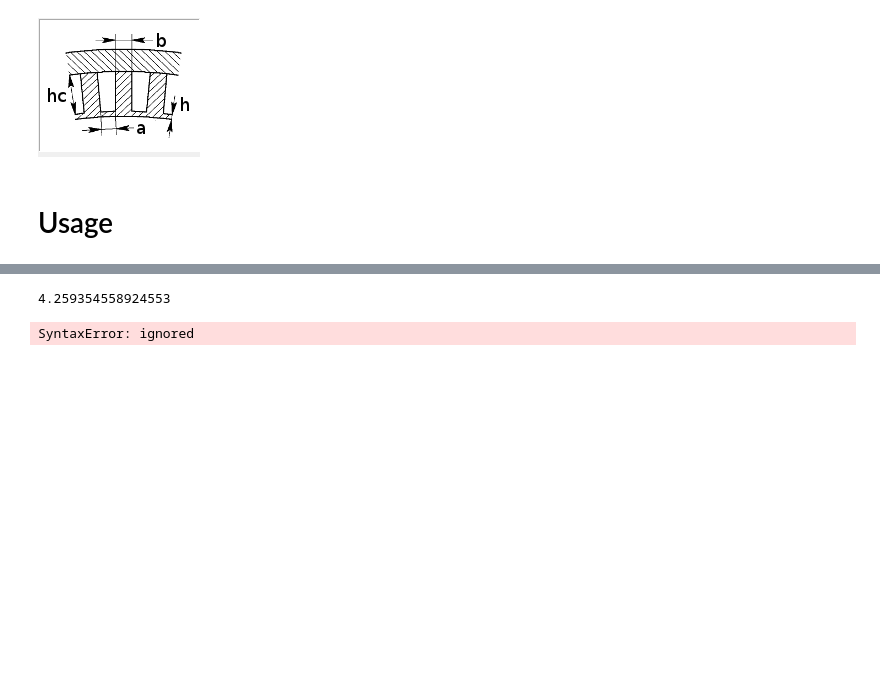
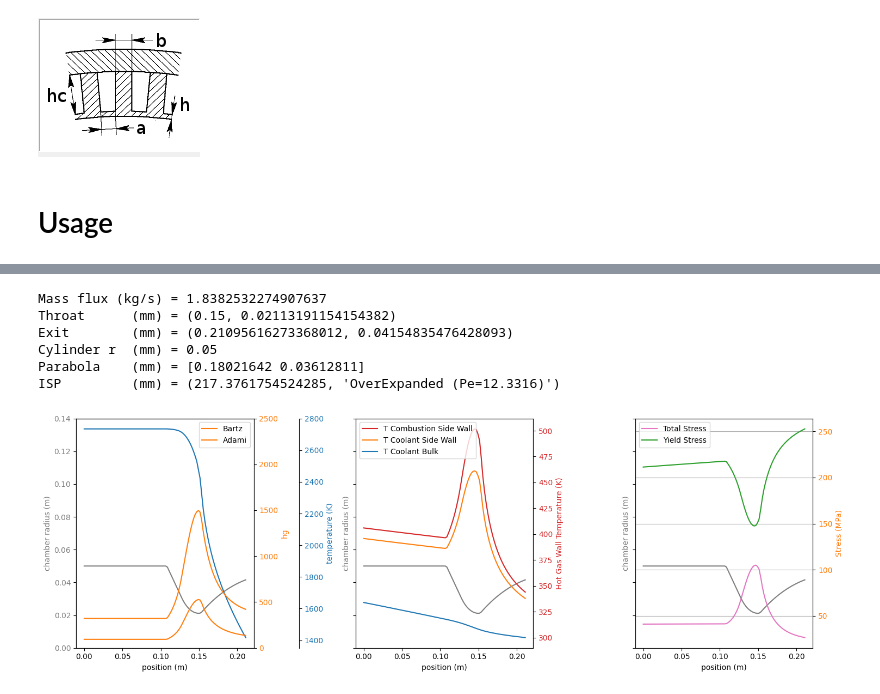
Before and after one commit to icl-rocketry/EngineSim, a Jupyter notebook: enginesizer.ipynb, the cells around one changed output, grey strips where cells are left out. Saved outputs shown, nothing was run; the diff lists cells and outputs as text; code cells hidden in the pictures; blank space fills up the shorter version.

```diff
--- a/enginesizer.ipynb
+++ b/enginesizer.ipynb
@@ -350,12 +335,11 @@ class Channels:
       self.per[i] = 2 * hc0 + a + a2
 # %%
 class ChannelSim:
-  def __init__(self, engine, contour, thermals, channel):
+  def __init__(self, engine, contour, thermals, channel, metal):
+    self.metal = metal
     mdot = engine.mdot / (channel.N * (engine.MR + 1))
     #mdot = 0.5 / channel.N
 
-    T_max_wall = 523 #See source
-    k_metal = 100 #thermal conductiivty of AlSi10Mg
 
     points = contour.points
     self.Taw = np.zeros(points)
@@ -400,16 +384,16 @@ class ChannelSim:
       Twc = Tco_i + 100
       for j in range(0, 10):
         hc = 0.023 * k / Dh * (density * velocity * Dh / viscosity)**0.8 * pr ** 0.4 * (Twc / Tco_i)**-0.3
-        H = 1 / (1 / hg + channel.h / k_metal + 1 / hc)
-        #H = 1 / (1 / hg + 0.0001/1 + channel.h / k_metal + 1 / hc)
+        H = 1 / (1 / hg + channel.h / metal.k + 1 / hc)
+        #H = 1 / (1 / hg + 0.0001/1 + channel.h / metal.k + 1 / hc)
         q = H * (Taw - Tco_i)
         Twc = Tco_i + q / hc
 
-      Twg = Twc + q * channel.h / k_metal
+      Twg = Twc + q * channel.h / metal.k
 
       stress_pressure = 0.5 * (40e5 - 1e5) * (a / channel.h) **2;
-      stress_temperature = lininterp(Twg, 273, 773, 70e9, 50e9) * 24e-6 * q * channel.h * 0.5 / ((1 - 0.3) * k_metal)
-      stress_temperature2 = lininterp(Twg, 273, 773, 70e9, 50e9) * 24e-6 * (Twg - Twc)
+      stress_temperature = metal.modulus(Twg) * metal.a * q * channel.h * 0.5 / ((1 - 0.3) * metal.k)
+      stress_temperature2 = metal.modulus(Twg) * metal.a * (Twg - Twc)
 
 
       self.Taw[i] = Taw
@@ -419,7 +403,7 @@ class ChannelSim:
       self.velocity[i] = velocity
       self.hg[i] = hg
       self.hc[i] = hc
-      self.hw[i] = k_metal / channel.h
+      self.hw[i] = metal.k / channel.h
       self.q[i] = q
       self.stress_pressure[i] = stress_pressure
       self.stress_temperature[i] = stress_temperature
@@ -555,8 +500,52 @@ max(channelSim.stress_pressure + channelSim.stress_temperature + channelSim.stre
-# %%
-channelSim.velocity[400]
-# %% [output]
-4.259354558924553
-# %%
-thanos_thermals.[400]
-# %% [output]
-SyntaxError: ignored
+# %%
+card_str = """
+fuel CH3OH(L)   C 1 H 4 O 1
+h,cal=-57040.0      t(k)=298.15       wt%=90.0
+oxid water H 2 O 1  wt%=10.0
+h,cal=-68308.  t(k)=298.15 rho,g/cc = 0.9998
+"""
+add_new_fuel( 'funnymix', card_str )
+
+thanos = RocketEngine(
+    oxName = "N2O",
+    fuelName = "Methanol",
+    thrust = 4000,
+    Pc = 20,
+    Pe = 0.85,
+    MR = 2.5) #thats O/F
+
+from matplotlib import pyplot as plt
+
+thanos_contour = Contour(thanos,
+                         chamber_length=0.15,   #Chamber length
+                         radius_cylinder=0.05,  #Chamber radius
+                         points=100             #Discretized Points
+                         )
+thanos_thermals = Thermals(thanos, thanos_contour, 0,
+                           hg_multiplier=1      #Funky wonky
+                           )
+thanos_channel = Channels(thanos, thanos_contour, thanos_thermals,
+                          h=0.0015,   #Inner wall thickness
+                          hc0=0.001,  #Initial Channel Height
+                          a0=0.004,   #Initial Channel Width
+                          N=40        #Number of channels
+                          )
+
+aluminium = Metal(100, 24e-6,
+                  yield_array=[273, 573, 300e6, 100e6],  #Linear interpolation of old_min, old_max, new_min, new_max. T1, T2, Stress1, Stress2
+                  modulus_array=[273, 773, 70e9, 50e9]   #Linear interpolation of old_min, old_max, new_min, new_max. T1, T2, Stress1, Stress2
+                  )
+
+channelSim = ChannelSim(thanos, thanos_contour, thanos_thermals, thanos_channel,
+                        metal=aluminium   #Change material
+                        )
+
+runsim()
+# %% [output]
+Mass flux (kg/s) = 1.8382532274907637
+Throat      (mm) = (0.15, 0.02113191154154382)
+Exit        (mm) = (0.21095616273368012, 0.04154835476428093)
+Cylinder r  (mm) = 0.05
+Parabola    (mm) = [0.18021642 0.03612811]
+ISP         (mm) = (217.3761754524285, 'OverExpanded (Pe=12.3316)')
+[figure, added]
```
Also changed, not shown: parts of 12 cells of this notebook.
